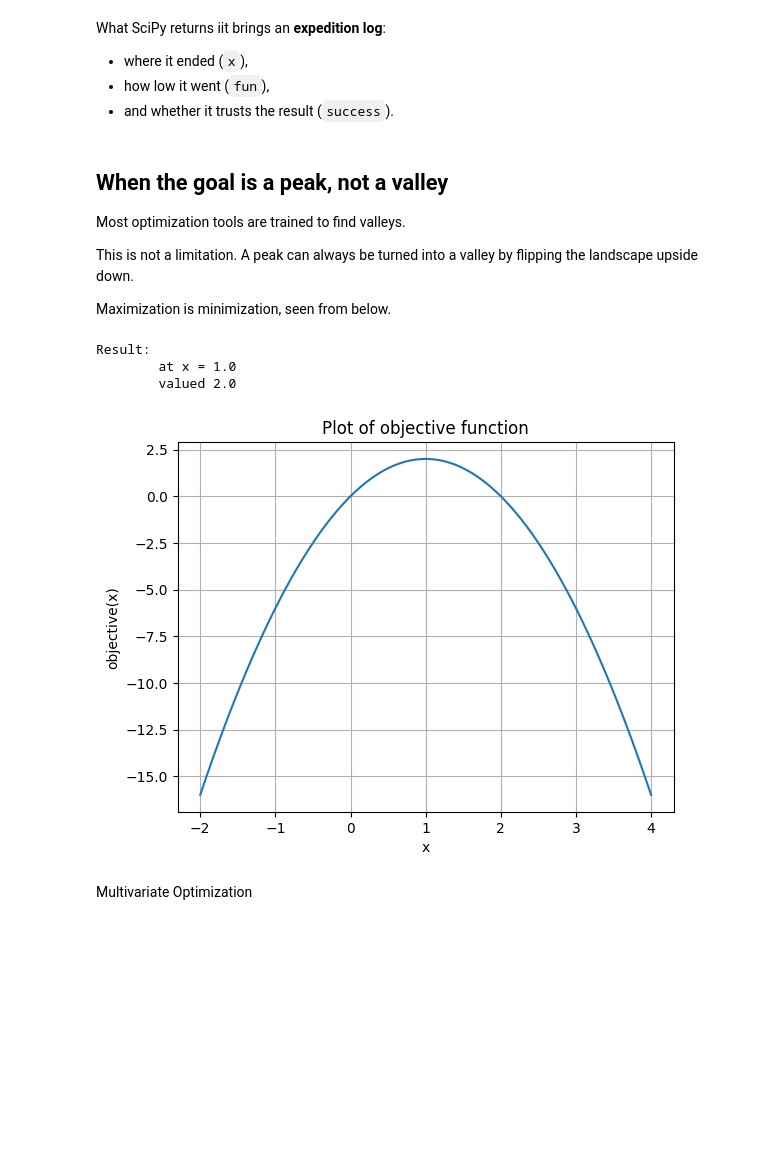
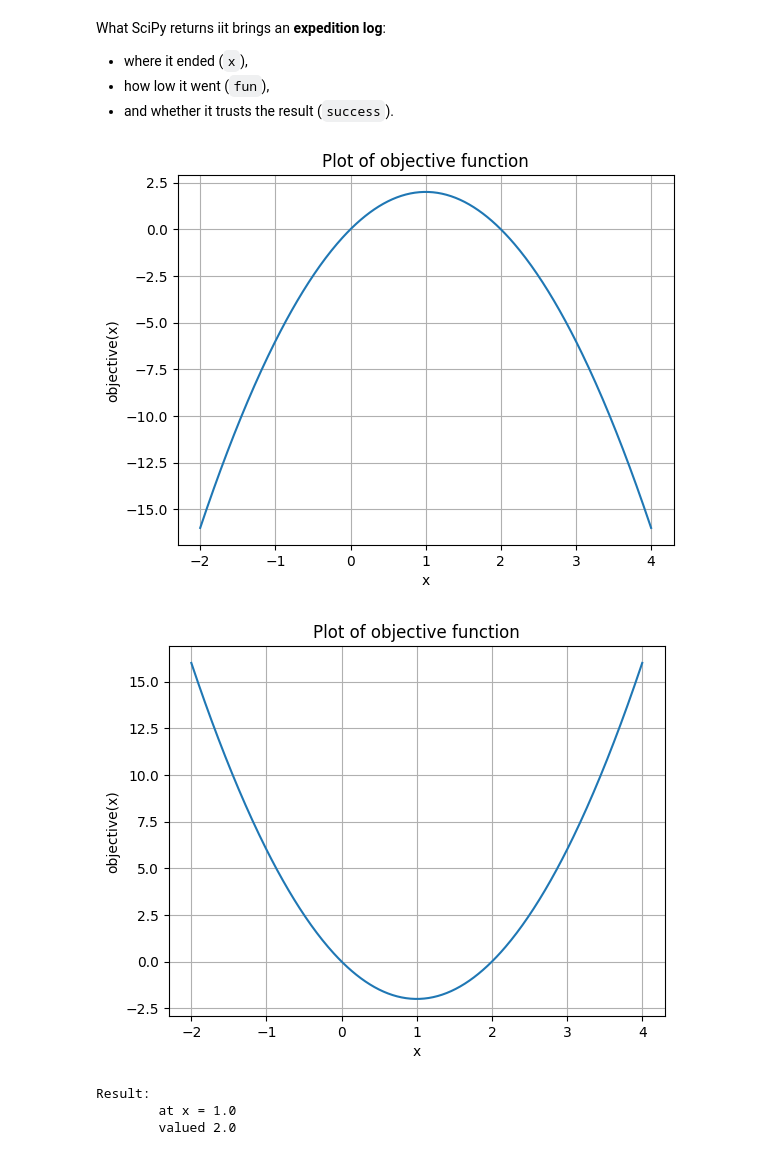
Before and after one commit to JulTob/Optimization, a Jupyter notebook: Introduction_to_Optimization.ipynb, the cells around one changed output. Cells and saved outputs as stored; diff of their text form; code cells hidden in the pictures; blank space fills up the shorter version.

```diff
--- a/Introduction_to_Optimization.ipynb
+++ b/Introduction_to_Optimization.ipynb
@@ -136,39 +136,30 @@ What SciPy returns iit brings an **expedition log**:
 - where it ended (`x`),
 - how low it went (`fun`),
 - and whether it trusts the result (`success`).
-# %% [markdown]
-## When the goal is a peak, not a valley
-
-Most optimization tools are trained to find valleys.
-
-This is not a limitation.
-A peak can always be turned into a valley
-by flipping the landscape upside down.
-
-Maximization is minimization,
-seen from below.
 # %%
 from scipy.optimize import minimize_scalar
 
 # To MAXIMIZE
 
 def objective(x):
     return 4*x - 2*x**2
 
+plot(objective,-2,4)
+
+
 def negated_objective(x):
     return -objective(x)
+
+plot(negated_objective,-2,4)
 
 maxima = minimize_scalar(negated_objective)
 if maxima.success:
     print(f"""Result:
         at x = {maxima.x}
         valued {-maxima.fun}  """)
-
-plot(objective,-2,4)
 # %% [output]
+[figure]
+[figure, added]
 Result:
         at x = 1.0
         valued 2.0
-[figure]
-# %% [markdown]
-Multivariate Optimization
```
Also changed, not shown: parts of 7 cells of this notebook.
